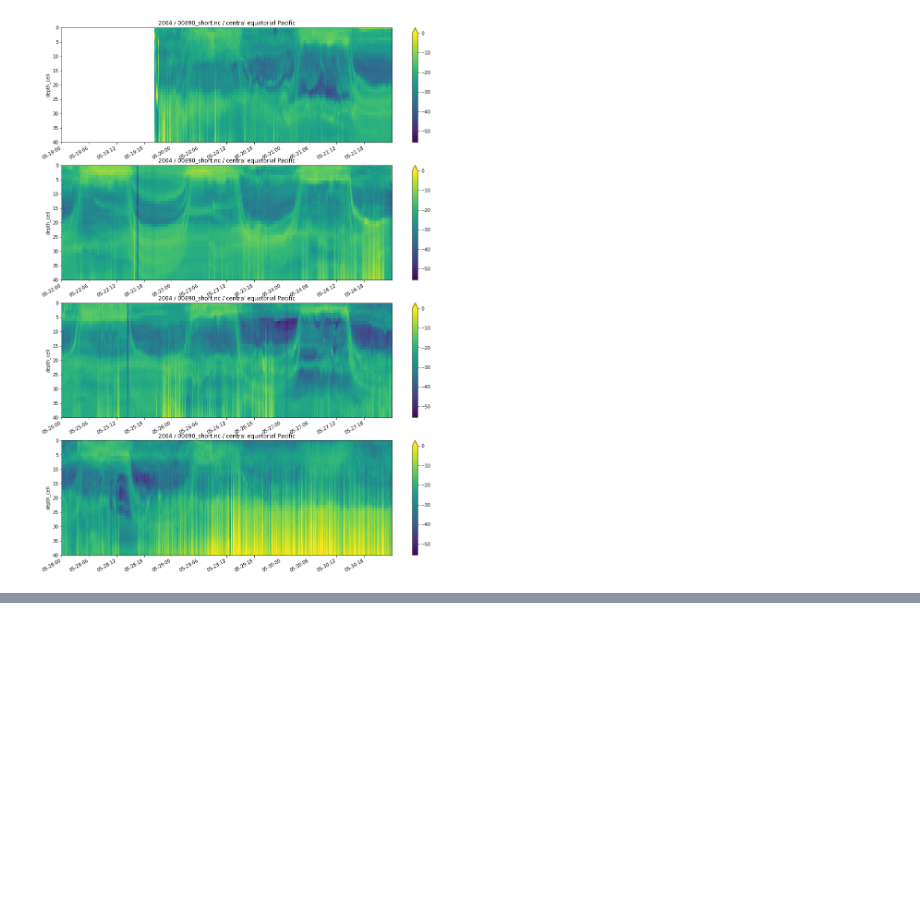
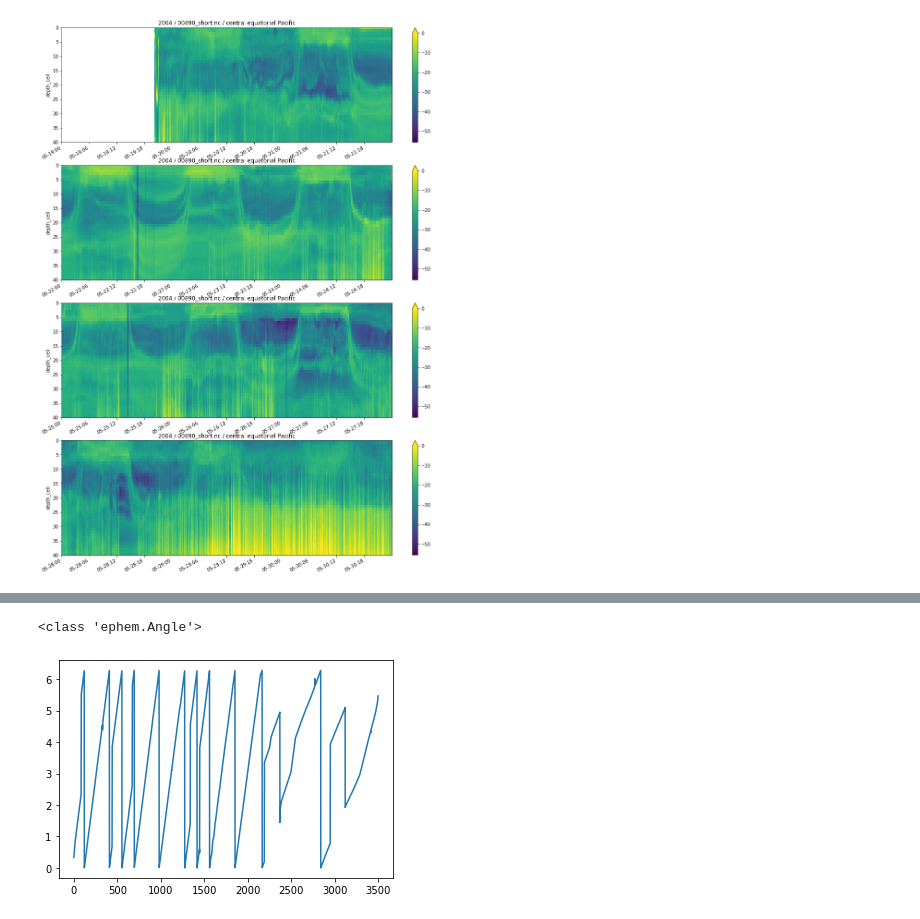
Before and after one commit to shirleyswirley/acoustic-variability, a Jupyter notebook: python/test_DVM_algs_and_UTC_time.ipynb, the cells around one changed output, grey strips where cells are left out. Drawn from its saved outputs; the diff is of its cells as text; code cells hidden in the pictures; blank space fills up the shorter version.

Commit message:
computed local solar hour angle and solar time

```diff
--- a/python/test_DVM_algs_and_UTC_time.ipynb
+++ b/python/test_DVM_algs_and_UTC_time.ipynb
@@ -117,0 +118,19 @@ for isp in np.arange(0,4):
+# %%
+# - CONVERSION FROM UTC TO SOLAR TIME: METHOD 1
+# https://stackoverflow.com/questions/39163549/pyephem-calculate-current-solar-time
+from ephem import Sun, Observer, pi, hours
+
+dt = '2016/08/27 19:19'
+
+sun = Sun()
+sun.compute(dt)
+
+boston = Observer()
+boston.lat = '42.37'
+boston.lon = '-71.03'
+boston.date = dt
+ra, dec = boston.radec_of('0', '-90')
+
+print('Sun right ascension:', sun.ra)
+print('Boston nadir right ascension:', ra)
+print('Solar time:', hours((ra - sun.ra) % (2 * pi)), 'hours')
@@ -117,0 +141,15 @@ for isp in np.arange(0,4):
+# %%
+# - MY USE OF METHOD 1
+solar_time = [None]*len(Sv['time'])
+print(datetime.datetime.now().strftime("%H:%M:%S"))
+for itime in range(0,len(Sv['time'])):
+    utc_time = pd.to_datetime(Sv.time.values[itime])
+    sun = Sun()
+    sun.compute(utc_time)
+    loca = Observer()
+    loca.lon = float(nc['lon'][itime])
+    loca.lat = float(nc['lat'][itime])
+    loca.date = utc_time
+    ra, dec = loca.radec_of('0', '-90')
+    solar_time[itime] = hours((ra - sun.ra) % (2 * pi))
+print(datetime.datetime.now().strftime("%H:%M:%S"))
@@ -117,0 +159,6 @@ for isp in np.arange(0,4):
+# %%
+plt.plot(solar_time)
+print(type(solar_time[0]))
+# %% [output]
+<class 'ephem.Angle'>
+[figure, added]
```
Also changed, not shown: parts of 71 cells of this notebook.
